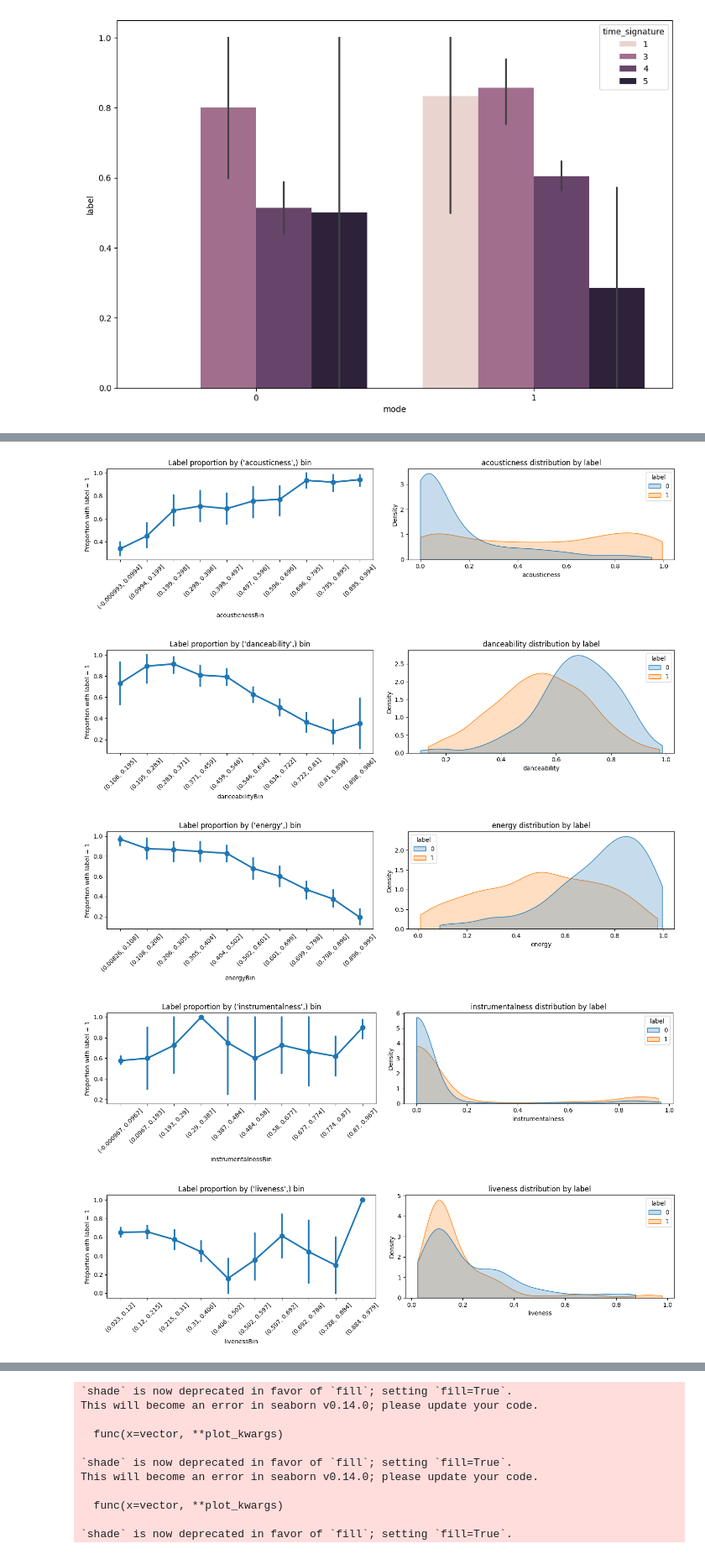
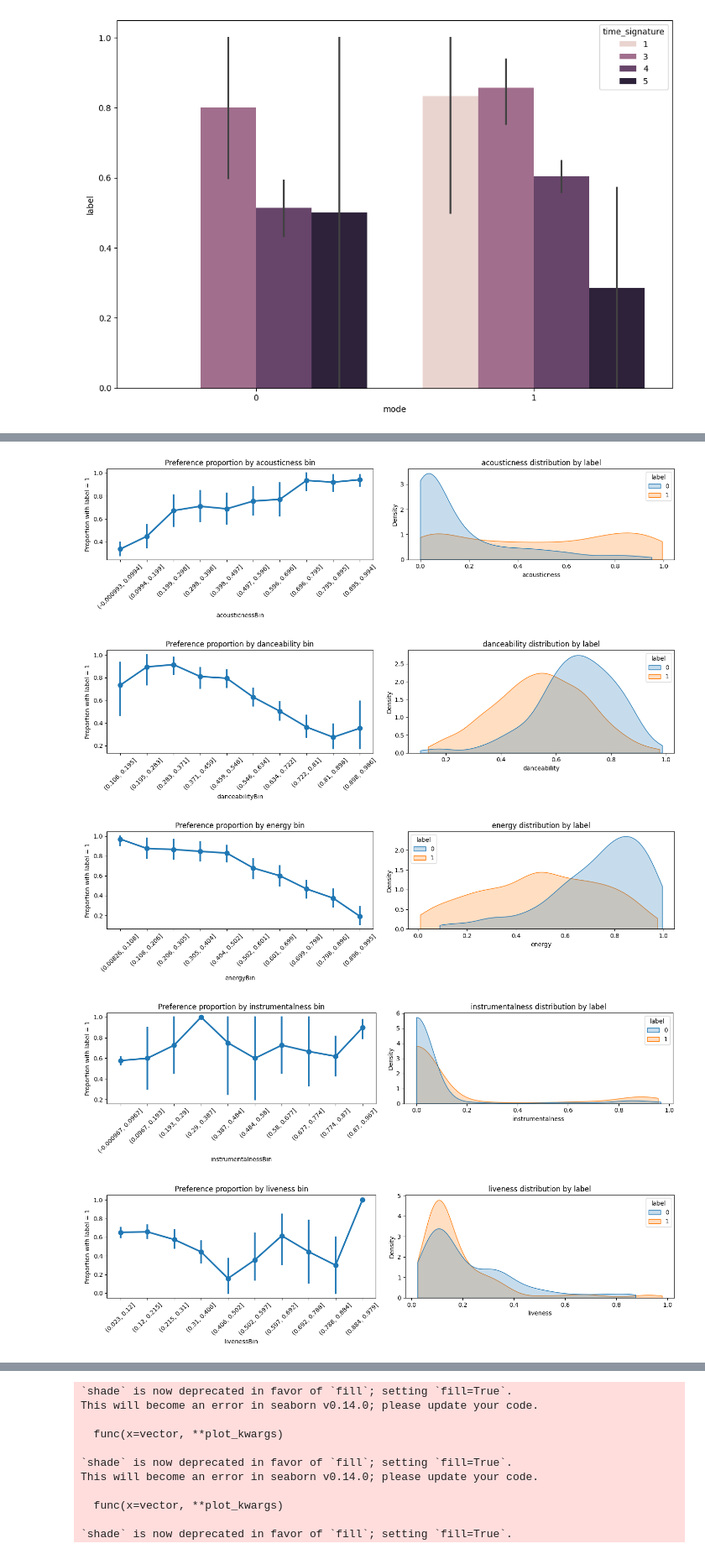
Before and after one commit to srkatsaras/FRTN65---Code-and-Notebooks, a Jupyter notebook: lab_song_classification.ipynb, the cells around one changed output, grey strips where cells are left out. Shown at 84% size. Cells and saved outputs as stored; diff of their text form; code cells hidden in the pictures.

```diff
--- a/lab_song_classification.ipynb
+++ b/lab_song_classification.ipynb
@@ -197,35 +247,35 @@ sns.barplot(x = 'mode', y = 'label', hue = 'time_signature', data=train)
 for name in ['acousticnessBin','danceabilityBin','energyBin','instrumentalnessBin','livenessBin','loudnessBin','speechinessBin','tempoBin','valenceBin','durationBin']:
   fig, axes = plt.subplots(1, 2, figsize=(14, 4))
 
   sns.pointplot(
       data=train,
       x=name,
       y='label',
       errorbar=('ci', 95),
       ax=axes[0]
   )
   axes[0].set(
-      title=f'Label proportion by {name[0:-3],} bin',
+      title=f'Preference proportion by {name[0:-3]} bin',
       ylabel='Proportion with label = 1'
   )
   axes[0].tick_params(axis='x', rotation=45)
 
   sns.kdeplot(
       data=train,
       x=name[0:-3],
       hue='label',
       fill=True,
       common_norm=False,
       cut=0,
       ax=axes[1]
   )
   axes[1].set(title=f'{name[0:-3]} distribution by label')
 
   fig.tight_layout()
   plt.show()
 # %% [output]
 [figure]
-[figure, old version]
+[figure, new version]
 [figure]
 [figure]
 [figure]
```
Also changed, not shown: parts of 41 cells of this notebook.
